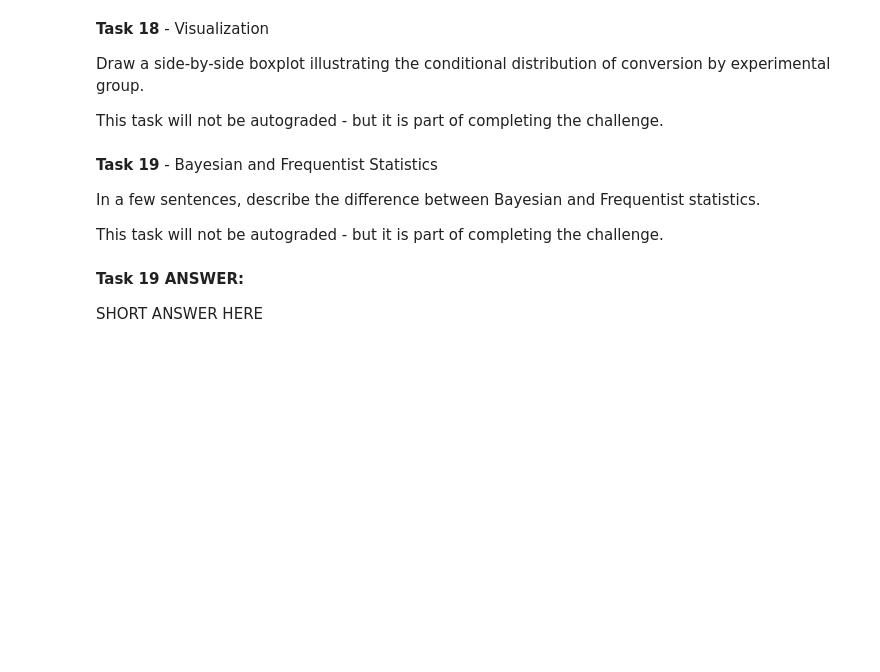
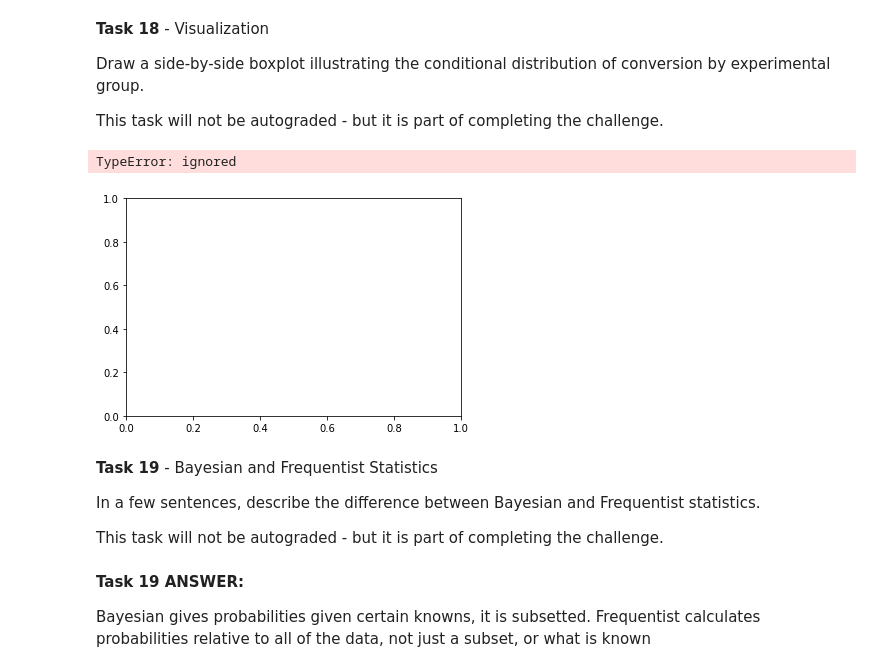
Before and after one commit to Samuel-Egbert31415/DS-Unit-1-Sprint-1-Data-Wrangling-and-Storytelling, a Jupyter notebook: LS_DS_Unit1_Sprint2_Samuel_Egbert_AG.ipynb, the cells around one changed output. Drawn from its saved outputs; the diff is of its cells as text; code cells hidden in the pictures; blank space fills up the shorter version.

```diff
--- a/LS_DS_Unit1_Sprint2_Samuel_Egbert_AG.ipynb
+++ b/LS_DS_Unit1_Sprint2_Samuel_Egbert_AG.ipynb
@@ -503,10 +500,23 @@ import matplotlib.pyplot as plt
+# %%
+# Create your plot here
+import matplotlib.pyplot as plt
+
+plt.boxplot([ABtest['Group'], ABtest['Payment']], labels=['Group','Payment'], vert=False)
+
+plt.xlabel('Group')
+plt.ylabel('Payment')
+plt.title('Payment by Experimental Group')
+plt.show()
+# %% [output]
+TypeError: ignored
+[figure, added]
 # %% [markdown]
 **Task 19** - Bayesian and Frequentist Statistics
 
 In a few sentences, describe the difference between Bayesian and Frequentist statistics.
 
 This task will not be autograded - but it is part of completing the challenge.
-# %% [markdown]
-**Task 19 ANSWER:**
-
-SHORT ANSWER HERE
+# %% [markdown]
+**Task 19 ANSWER:**
+
+Bayesian gives probabilities given certain knowns, it is subsetted.  Frequentist calculates probabilities relative to all of the data, not just a subset, or what is known
```
Also changed, not shown: parts of 1 cell of this notebook.
